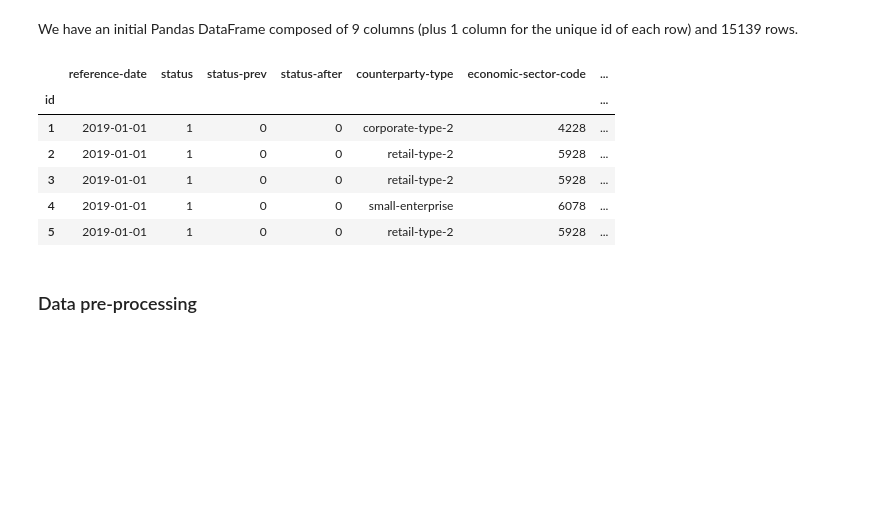
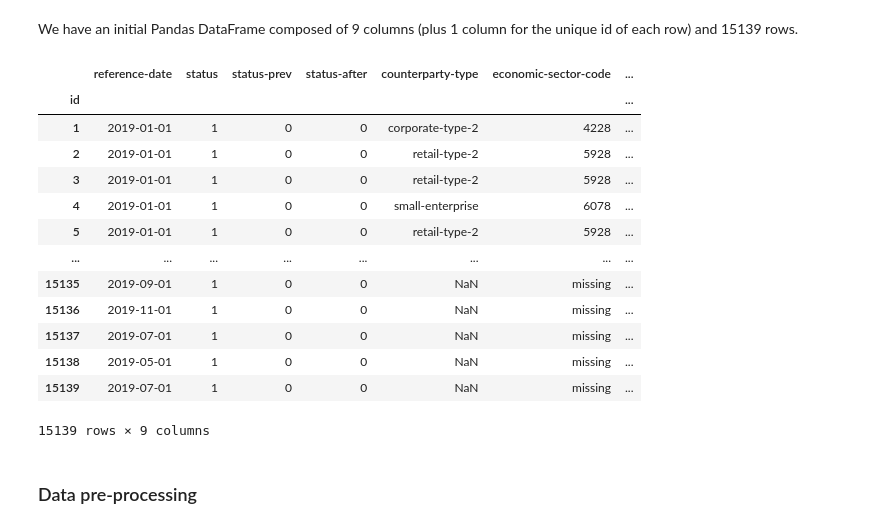
Before and after one commit to lcsrodriguez/intro-ml-assignment, a Jupyter notebook: assignment.ipynb, the cells around one changed output. Cells and saved outputs as stored; diff of their text form; code cells hidden in the pictures; blank space fills up the shorter version.

Commit message:
Adding NaN processing on 2nd column for Ex. 1

```diff
--- a/assignment.ipynb
+++ b/assignment.ipynb
@@ -115,15 +115,22 @@ memory usage: 1.2+ MB
 # %% [markdown]
 We have an initial Pandas DataFrame composed of 9 columns (plus 1 column for the unique id of each row) and 15139 rows.
 # %%
-df.head()
+df
 # %% [output]
 |  | reference-date | status | status-prev | status-after | counterparty-type | economic-sector-code | ... |
 | id |  |  |  |  |  |  | ... |
 | 1 | 2019-01-01 | 1 | 0 | 0 | corporate-type-2 | 4228 | ... |
 | 2 | 2019-01-01 | 1 | 0 | 0 | retail-type-2 | 5928 | ... |
 | 3 | 2019-01-01 | 1 | 0 | 0 | retail-type-2 | 5928 | ... |
 | 4 | 2019-01-01 | 1 | 0 | 0 | small-enterprise | 6078 | ... |
 | 5 | 2019-01-01 | 1 | 0 | 0 | retail-type-2 | 5928 | ... |
+| ... | ... | ... | ... | ... | ... | ... | ... |
+| 15135 | 2019-09-01 | 1 | 0 | 0 | NaN | missing | ... |
+| 15136 | 2019-11-01 | 1 | 0 | 0 | NaN | missing | ... |
+| 15137 | 2019-07-01 | 1 | 0 | 0 | NaN | missing | ... |
+| 15138 | 2019-05-01 | 1 | 0 | 0 | NaN | missing | ... |
+| 15139 | 2019-07-01 | 1 | 0 | 0 | NaN | missing | ... |
+15139 rows × 9 columns
 # %% [markdown]
 ### Data pre-processing
 # %% [markdown]
```
Also changed, not shown: parts of 17 cells of this notebook.
